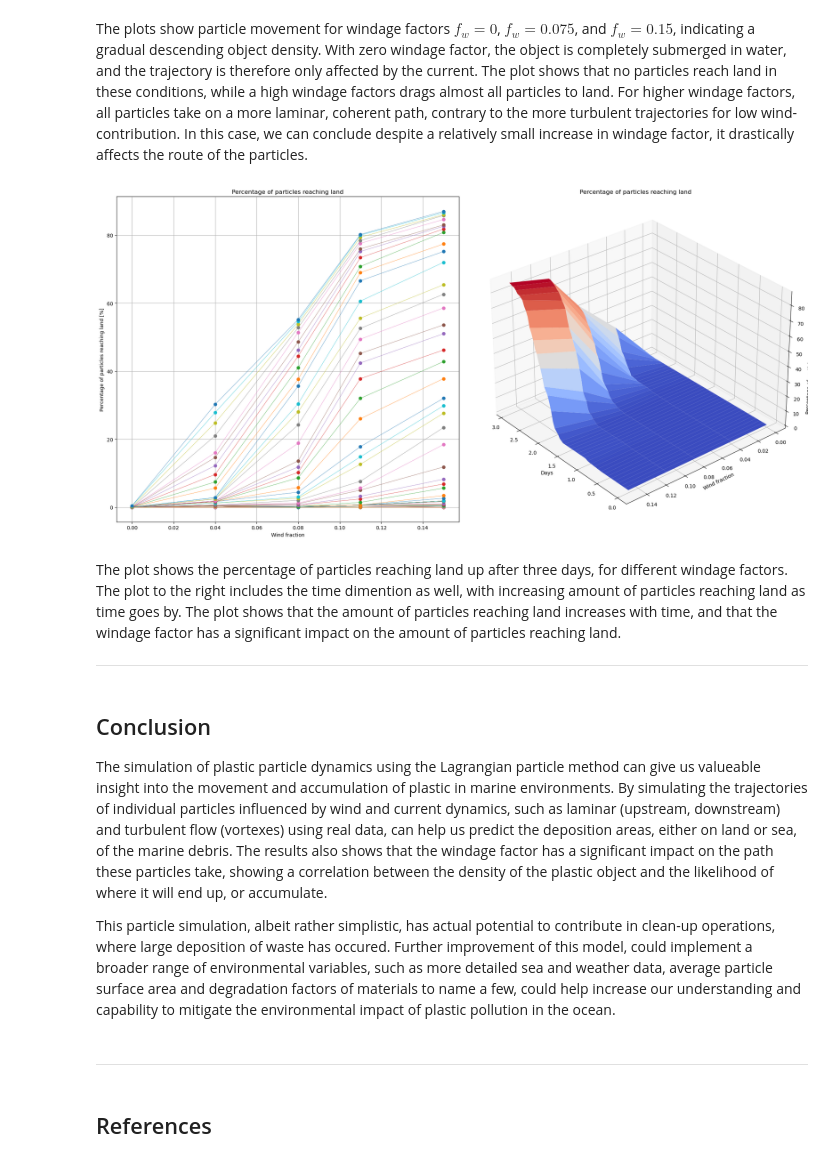
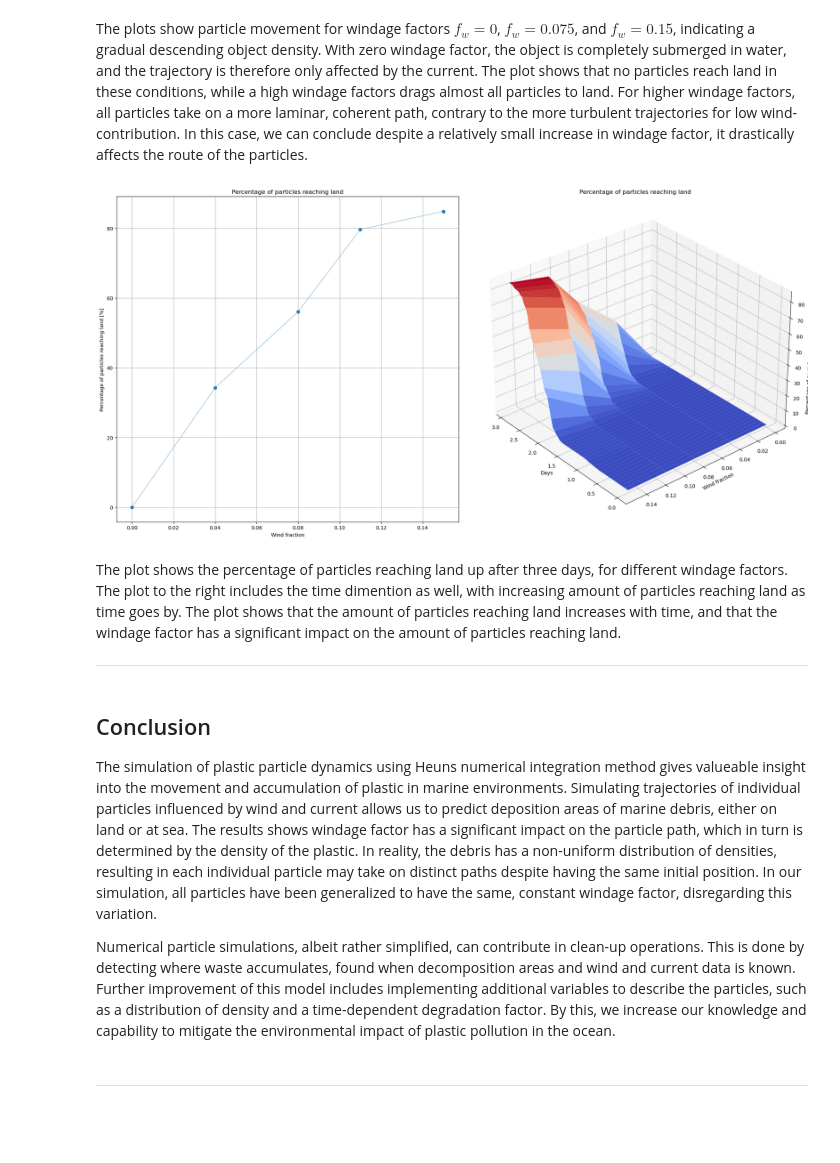
Before and after one commit to TrymSaether/Particle-transport-with-ocean-currents, a Jupyter notebook: eksempelkode.ipynb, the cells around one changed output. Drawn from its saved outputs; the diff is of its cells as text; code cells hidden in the pictures; blank space fills up the shorter version.

```diff
--- a/eksempelkode.ipynb
+++ b/eksempelkode.ipynb
@@ -461,30 +461,32 @@ The plots show particle movement for windage factors $f_w = 0$, $f_w = 0.075$, a
 # %%
 windage_factor = np.round(fw, 2)
 landed_percent = np.array(landed_percent)
-time_array = np.arange(0, time_interval[1]-dt, dt)/(3600*24)
+time_array = np.arange(0, time_interval[1] - dt, dt) / (3600 * 24)
 X, Y = np.meshgrid(time_array, windage_factor)
 Z = landed_percent
 
-fig = plt.figure(figsize=(20,10))
+fig = plt.figure(figsize=(20, 10))
 
-ax3d = fig.add_subplot(1,2,2, projection='3d')
-ax3d.plot_surface(X, Y, Z, cmap='coolwarm')
+# 3D plot of % stranded over time at different windage factor
+ax3d = fig.add_subplot(1, 2, 2, projection="3d")
+ax3d.plot_surface(X, Y, Z, cmap="coolwarm")
 ax3d.set_title("Percentage of particles reaching land")
 ax3d.set_xlabel("Days")
 ax3d.set_ylabel("Wind fraction")
 ax3d.set_zlabel("Percentage of particles reaching land [%]")
 ax3d.view_init(30, 140)
 
-ax = fig.add_subplot(1,2,1)
-ax.plot(windage_factor, landed_percent, marker="o", linewidth=0.5)
+# % stranded at final time at different windage factor
+ax = fig.add_subplot(1, 2, 1)
+ax.plot(windage_factor, landed_percent[:, -1], marker="o", linewidth=0.5)
 ax.set_title("Percentage of particles reaching land")
 ax.set_xlabel("Wind fraction")
 ax.set_ylabel("Percentage of particles reaching land [%]")
 ax.grid()
 plt.tight_layout()
 plt.show()
 # %% [output]
-[figure, old version]
+[figure, new version]
 # %% [markdown]
 The plot shows the percentage of particles reaching land up after three days, for different windage factors. The plot to the right includes the time dimention as well, with increasing amount of particles reaching land as time goes by. The plot shows that the amount of particles reaching land increases with time, and that the windage factor has a significant impact on the amount of particles reaching land.
 
@@ -492,11 +494,10 @@ The plot shows the percentage of particles reaching land up after three days, fo
 # %% [markdown]
 ## Conclusion
 
-The simulation of plastic particle dynamics using the Lagrangian particle method can give us valueable insight into the movement and accumulation of plastic in marine environments. By simulating the trajectories of individual particles influenced by wind and current dynamics, such as laminar (upstream, downstream) and turbulent flow (vortexes) using real data, can help us predict the deposition areas, either on land or sea, of the marine debris. The results also shows that the windage factor has a significant impact on the path these particles take, showing a correlation between the density of the plastic object and the likelihood of where it will end up, or accumulate.
+The simulation of plastic particle dynamics using Heuns numerical integration method gives valueable insight into the movement and accumulation of plastic in marine environments. Simulating trajectories of individual particles influenced by wind and current allows us to predict deposition areas of marine debris, either on land or at sea. The results shows windage factor has a significant impact on the particle path, which in turn is determined by the density of the plastic. In reality, the debris has a non-uniform distribution of densities, resulting in each individual particle may take on distinct paths despite having the same initial position. In our simulation, all particles have been generalized to have the same, constant windage factor, disregarding this variation.
 
-This particle simulation, albeit rather simplistic, has actual potential to contribute in clean-up operations, where large deposition of waste has occured. Further improvement of this model, could implement a broader range of environmental variables, such as more detailed sea and weather data, average particle surface area and degradation factors of materials to name a few, could help increase our understanding and capability to mitigate the environmental impact of plastic pollution in the ocean.
+Numerical particle simulations, albeit rather simplified, can contribute in clean-up operations. This is done by detecting where waste accumulates, found when decomposition areas and wind and current data is known.
+Further improvement of this model includes implementing additional variables to describe the particles, such as a distribution of density and a time-dependent degradation factor. By this, we increase our knowledge and capability to mitigate the environmental impact of plastic pollution in the ocean.
 # %% [markdown]
 ---
-# %% [markdown]
-## References
 # %% [markdown]
```
Also changed, not shown: parts of 10 cells of this notebook, 1 other file.
